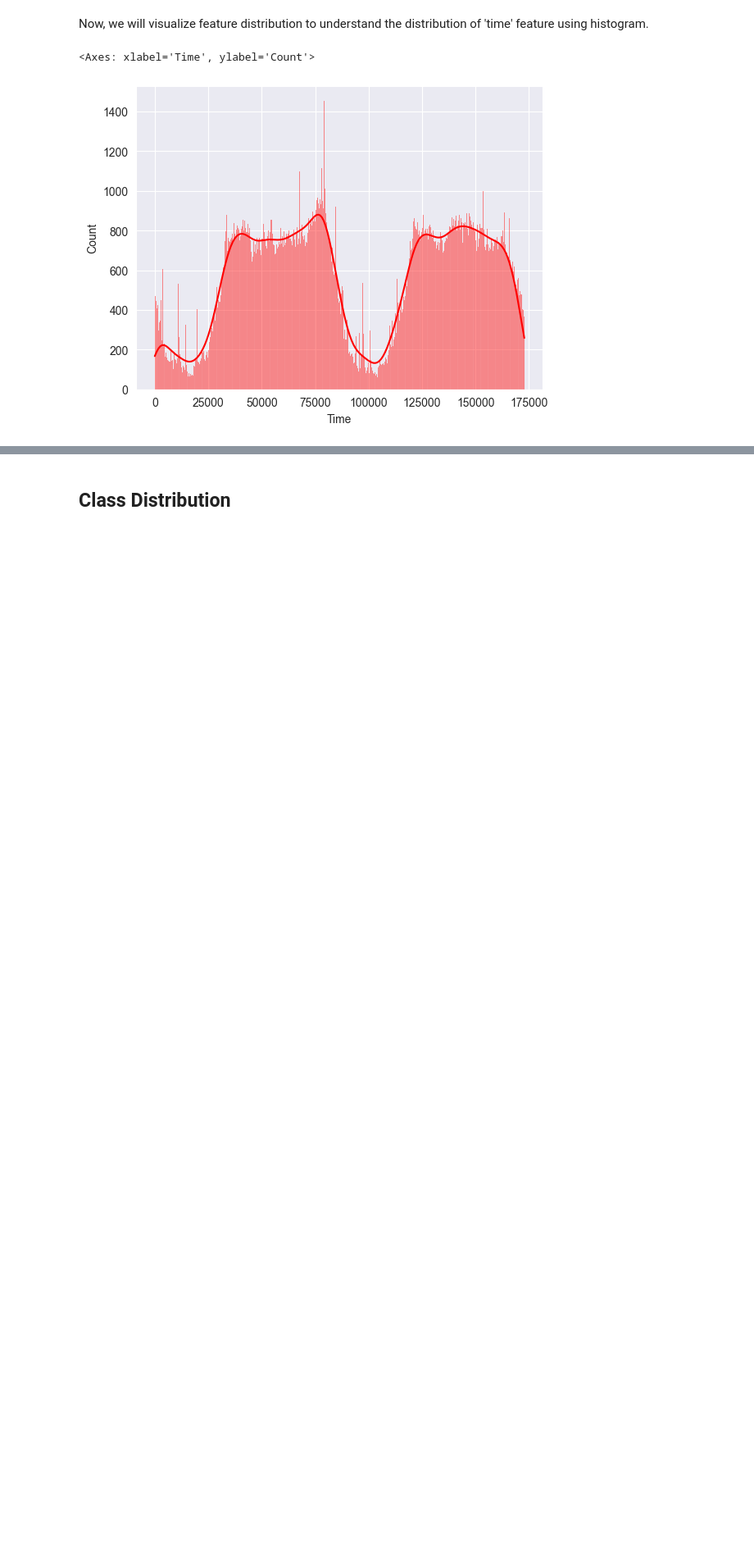
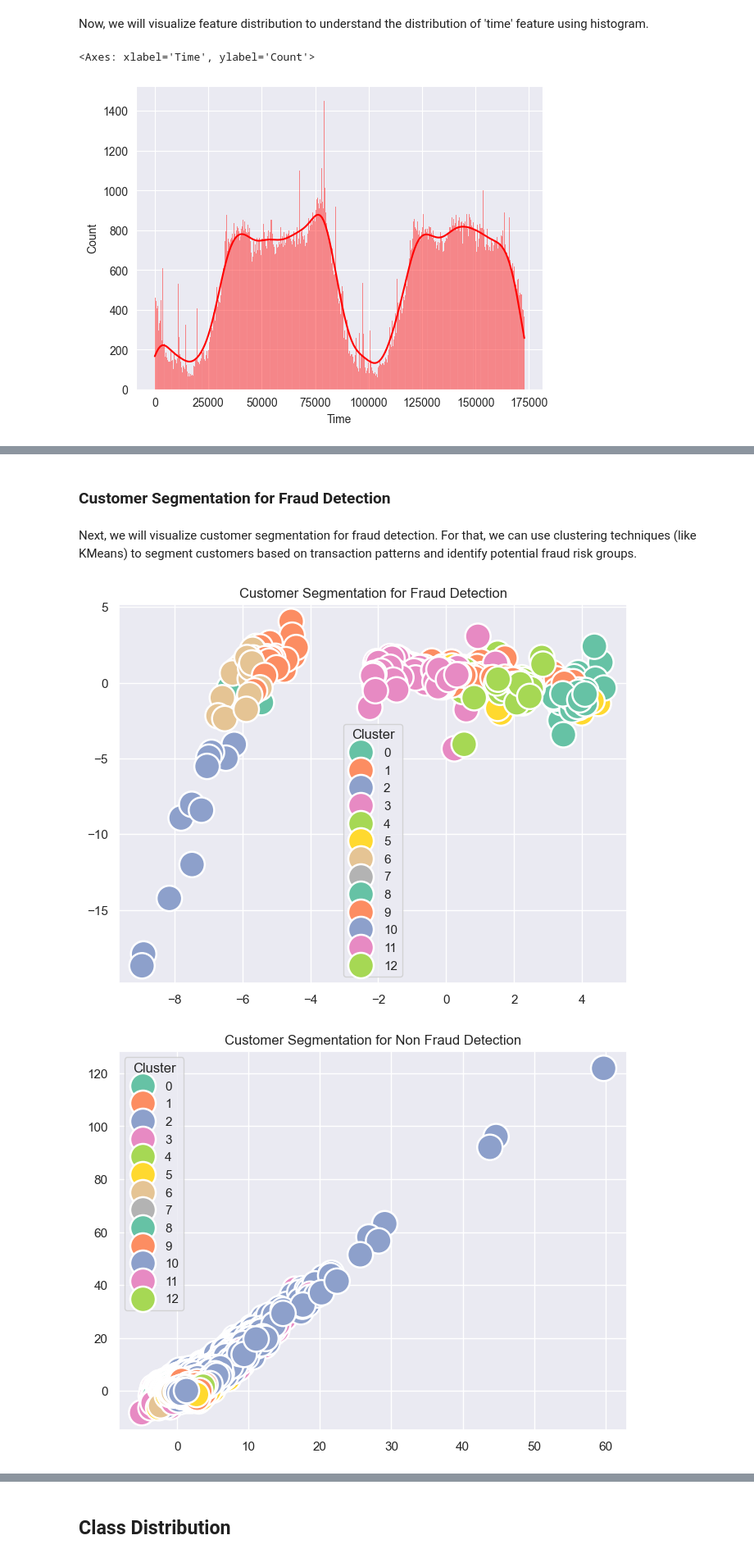
Before and after one commit to hasanmd1/Machine_Learning_Projects, a Jupyter notebook: Credit_Card_Fraud_Detection/notebooks/EDA_&_Modeling.ipynb, the cells around one changed output, grey strips where cells are left out. Shown at 82% size. Drawn from its saved outputs; the diff is of its cells as text; code cells hidden in the pictures; blank space fills up the shorter version.

```diff
--- a/Credit_Card_Fraud_Detection/notebooks/EDA_&_Modeling.ipynb
+++ b/Credit_Card_Fraud_Detection/notebooks/EDA_&_Modeling.ipynb
@@ -125,0 +182,66 @@ sns.histplot(data['Time'], kde=True, color='red', bins=500)
+# %% [markdown]
+### Customer Segmentation for Fraud Detection
+# %% [markdown]
+Next, we will visualize customer segmentation for fraud detection. For that, we can use clustering techniques (like KMeans) to segment customers based on transaction patterns and identify potential fraud risk groups.
+# %%
+from sklearn.cluster import KMeans
+from sklearn.decomposition import PCA
+
+correlation_matrix = cleaned_data.corr()
+
+# first to avoid duplicates we will remove the lower triangle
+upper_triangle = correlation_matrix.where(np.triu(np.ones(correlation_matrix.shape), k=1).astype(np.bool_))
+# let's consider 0.3 as the threshold. so will consider clustering only if correlation is [0.3, 1], [-1, -0.3]
+positive_correlation_columns = [column for column in upper_triangle.columns if any(upper_triangle[column] > 0.1)]
+negative_correlation_columns = [column for column in upper_triangle.columns if any(upper_triangle[column] < -0.1)]
+
+selected_features = list(set(positive_correlation_columns + negative_correlation_columns + ['Amount']))
+
+# Separate fraud and non-fraud data
+fraud_data = cleaned_data[cleaned_data['Class'] == 1].copy()
+non_fraud_data = cleaned_data[cleaned_data['Class'] == 0].copy()
+
+
+# invoking scaled_features function from script
+scaled_features_fraud = scale_features(fraud_data)
+scaled_features_non_fraud = scale_features(non_fraud_data)
+
+
+kmeans = KMeans(n_clusters=len(selected_features), random_state=42)
+
+# scaling only positive and negative correlation columns to avoid data leakage.
+fraud_data['Cluster'] = kmeans.fit_predict(scaled_features_fraud)
+non_fraud_data['Cluster'] = kmeans.fit_predict(scaled_features_non_fraud)
+
+
+# PCA to reduce dimensionality
+pca = PCA(n_components=3)
+pca_result_fraud = pca.fit_transform(scaled_features_fraud)
+pca_result_non_fraud = pca.fit_transform(scaled_features_non_fraud)
+
+plt.figure(figsize=(8, 6))
+sns.scatterplot(
+    x=pca_result_fraud[:, 0],
+    y=pca_result_fraud[:, 1],
+    hue=fraud_data['Cluster'],
+    palette='Set2',
+    legend='auto',
+    s=500
+)
+plt.title('Customer Segmentation for Fraud Detection')
+plt.show()
+
+plt.figure(figsize=(8, 6))
+sns.scatterplot(
+    x=pca_result_non_fraud[:, 0],
+    y=pca_result_non_fraud[:, 1],
+    hue=non_fraud_data['Cluster'],
+    palette='Set2',
+    legend='auto',
+    s=500
+)
+plt.title('Customer Segmentation for Non Fraud Detection')
+plt.show()
+# %% [output]
+[figure, added]
+[figure, added]
```
Also changed, not shown: parts of 28 cells of this notebook, 2 other files.
